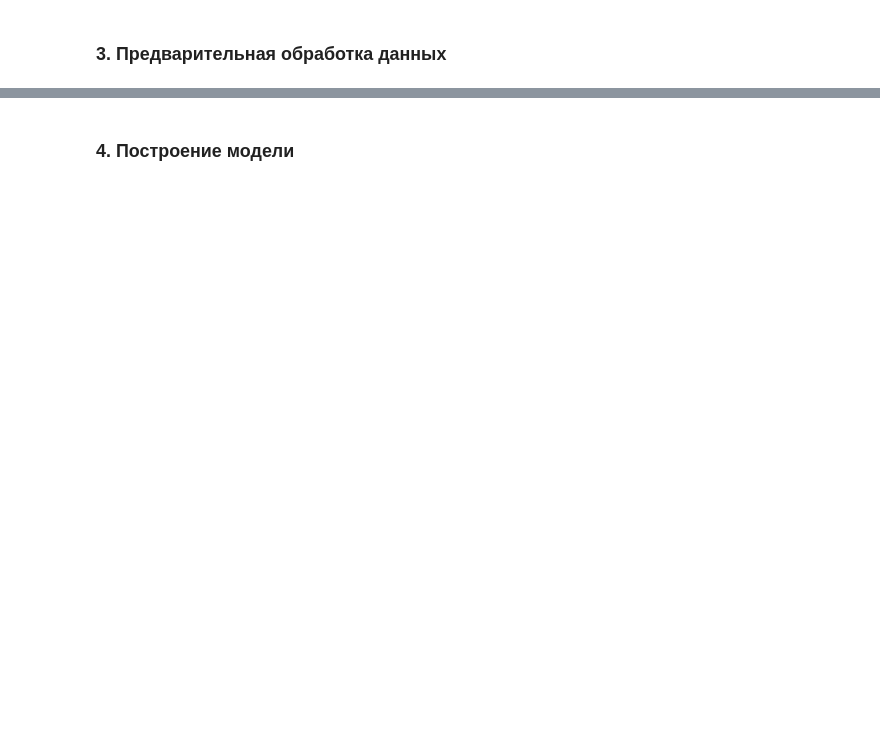
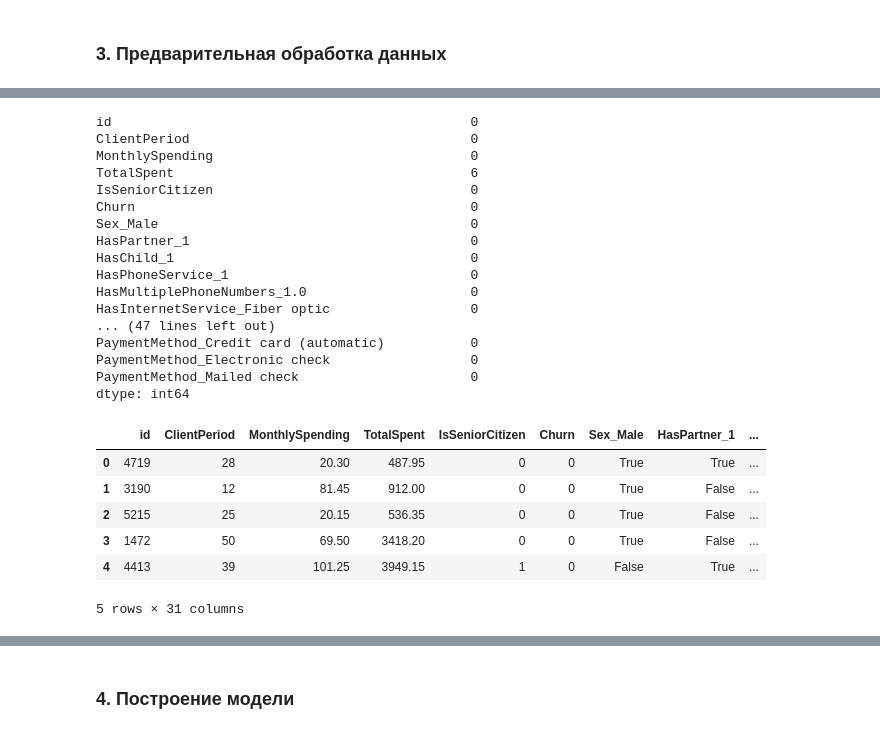
Before and after one commit to LuckHost/data_analysis_methods_sfu_2nd_course, a Jupyter notebook: 3rd/PR_3.ipynb, the cells around one changed output, grey strips where cells are left out. Cells and saved outputs as stored; diff of their text form; code cells hidden in the pictures; blank space fills up the shorter version.

```diff
--- a/3rd/PR_3.ipynb
+++ b/3rd/PR_3.ipynb
@@ -21,8 +22,7 @@ from sklearn.feature_selection import SelectKBest, mutual_info_classif
 # %%
 train_data = pd.read_csv("train.csv")
 test_data = pd.read_csv("test.csv")
-number_of_elements = 3000
-train_data = train_data.sample(n=number_of_elements,
-                                        replace=False)
-test_data.head()
+
+# Просмотр первых строк данных
+train_data.info()
 # %% [output]
@@ -66,4 +68,68 @@ train_data
 # %%
+ids = test_data["id"]
 
-# Преобразование категориальных переменных в числовые
-train_data = pd.get_dummies(train_data, drop_first=True)
+# Преобразование TotalSpent в числовой формат
+test_data['TotalSpent'] = pd.to_numeric(test_data['TotalSpent'], errors='coerce')
+train_data['TotalSpent'] = pd.to_numeric(train_data['TotalSpent'], errors='coerce')
+
+
+# Преобразование бинарных переменных Yes/No в 1/0
+binary_columns = ['HasPartner', 'HasChild', 'HasPhoneService', 'HasMultiplePhoneNumbers',
+                 'IsBillingPaperless']
+
+for col in binary_columns:
+    train_data[col] = train_data[col].map({'Yes': 1, 'No': 0})
+    test_data[col] = test_data[col].map({'Yes': 1, 'No': 0})
+
+
+# Выборка только нужных категориальных переменных
+categorical_columns = ['Sex', 'HasPartner', 'HasChild', 'HasPhoneService',
+                       'HasMultiplePhoneNumbers', 'HasInternetService',
+                       'HasOnlineSecurityService', 'HasOnlineBackup',
+                       'HasDeviceProtection', 'HasTechSupportAccess',
+                       'HasOnlineTV', 'HasMovieSubscription',
+                       'HasContractPhone', 'IsBillingPaperless',
+                       'PaymentMethod']
+
+train_data = pd.get_dummies(train_data, columns=categorical_columns, drop_first=True)
+test_data = pd.get_dummies(test_data, columns=categorical_columns, drop_first=True)
+
+
+# Проверка на наличие пропущенных значений
+print(train_data.isnull().sum())
+
+# Заполнение пропущенных значений (например, средним значением для числовых столбцов)
+x = train_data.fillna(train_data.mean())
+
+# Проверка на наличие пропущенных значений
+print(test_data.isnull().sum())
+
+# Заполнение пропущенных значений (например, средним значением для числовых столбцов)
+x = test_data.fillna(test_data.mean())
+
+train_data.head()
+# %% [output]
+id                                              0
+ClientPeriod                                    0
+MonthlySpending                                 0
+TotalSpent                                      6
+IsSeniorCitizen                                 0
+Churn                                           0
+Sex_Male                                        0
+HasPartner_1                                    0
+HasChild_1                                      0
+HasPhoneService_1                               0
+HasMultiplePhoneNumbers_1.0                     0
+HasInternetService_Fiber optic                  0
+... (47 lines left out)
+PaymentMethod_Credit card (automatic)           0
+PaymentMethod_Electronic check                  0
+PaymentMethod_Mailed check                      0
+dtype: int64
+|  | id | ClientPeriod | MonthlySpending | TotalSpent | IsSeniorCitizen | Churn | Sex_Male | HasPartner_1 | ... |
+| 0 | 4719 | 28 | 20.30 | 487.95 | 0 | 0 | True | True | ... |
+| 1 | 3190 | 12 | 81.45 | 912.00 | 0 | 0 | True | False | ... |
+| 2 | 5215 | 25 | 20.15 | 536.35 | 0 | 0 | True | False | ... |
+| 3 | 1472 | 50 | 69.50 | 3418.20 | 0 | 0 | True | False | ... |
+| 4 | 4413 | 39 | 101.25 | 3949.15 | 1 | 0 | False | True | ... |
+5 rows × 31 columns
```
Also changed, not shown: parts of 15 cells of this notebook, 2 other files.
